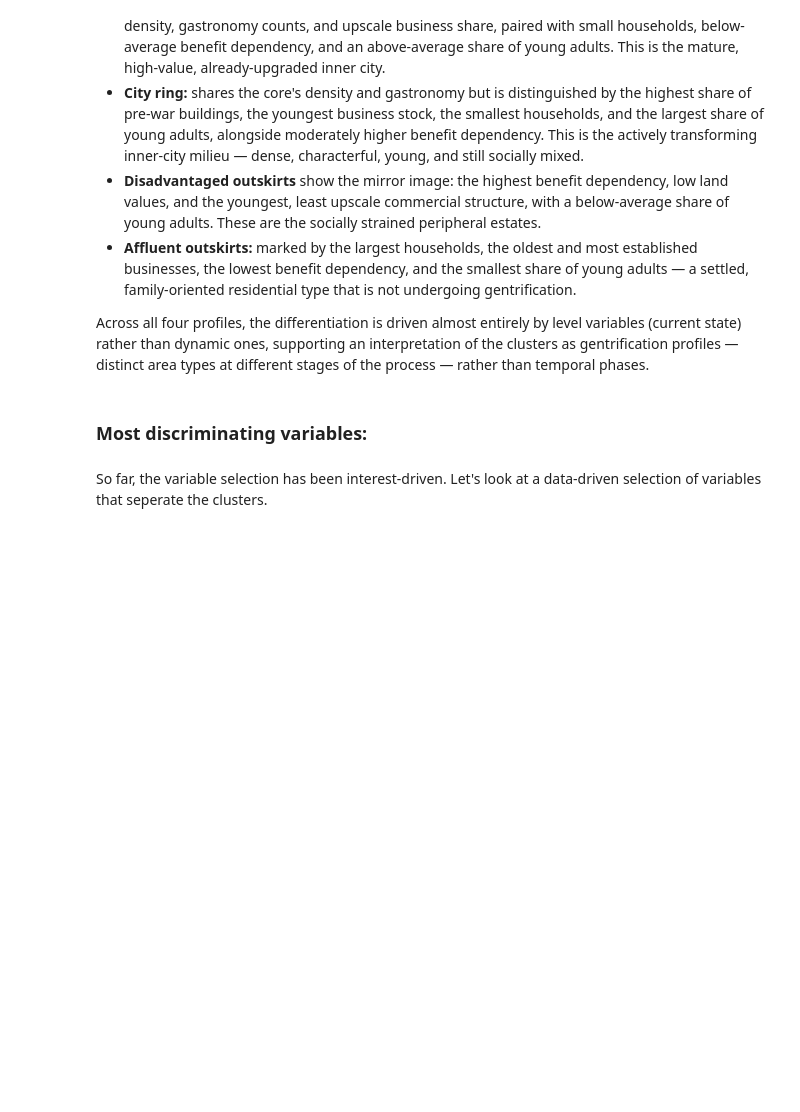
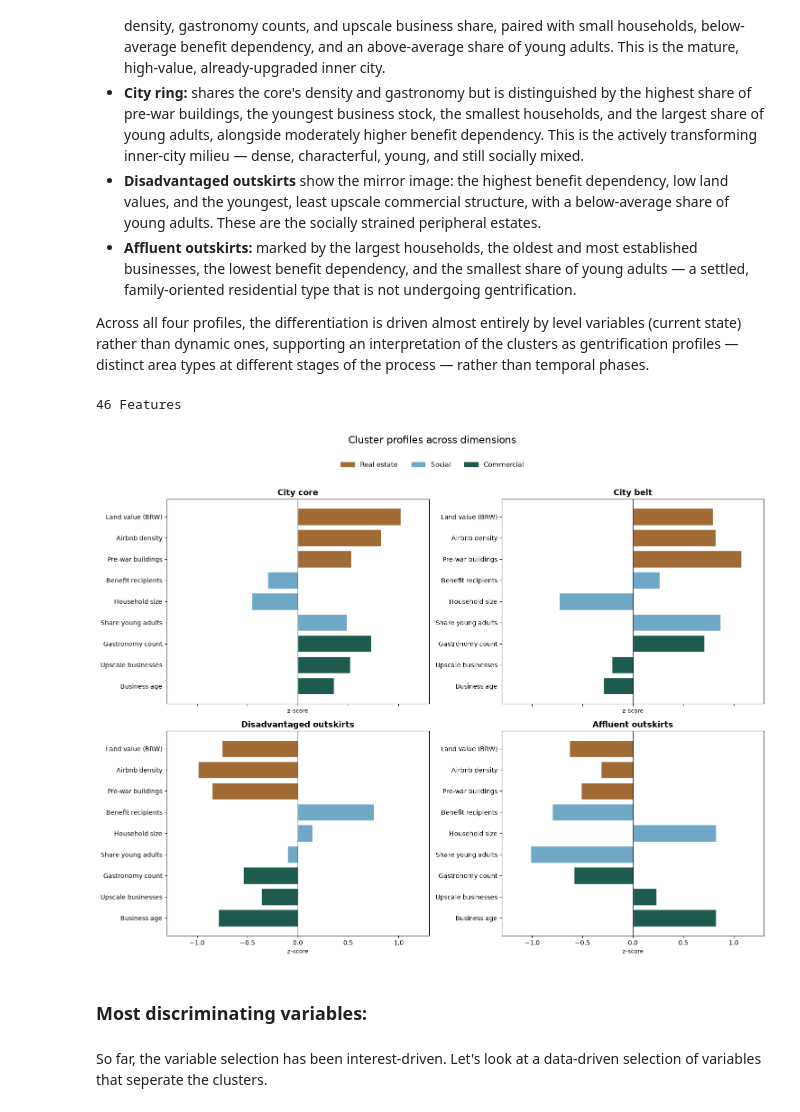
Before and after one commit to mshlg/capstone-kiezkeeper, a Jupyter notebook: notebooks/Module1_clustering/module_1_explore-clusters.ipynb, the cells around one changed output. Drawn from its saved outputs; the diff is of its cells as text; code cells hidden in the pictures; blank space fills up the shorter version.

```diff
--- a/notebooks/Module1_clustering/module_1_explore-clusters.ipynb
+++ b/notebooks/Module1_clustering/module_1_explore-clusters.ipynb
@@ -269,6 +202,74 @@ The four profiles reveal a clear gentrification gradient by state:
 - **Affluent outskirts:** marked by the largest households, the oldest and most established businesses, the lowest benefit dependency, and the smallest share of young adults — a settled, family-oriented residential type that is not undergoing gentrification.
 
 Across all four profiles, the differentiation is driven almost entirely by level variables (current state) rather than dynamic ones, supporting an interpretation of the clusters as gentrification profiles — distinct area types at different stages of the process — rather than temporal phases.
+# %%
+from matplotlib.patches import Patch
+#prepare data
+id_cols = ["plr_id", "plr_name", "bez"]
+non_features = id_cols + ["cluster_3k", "cluster_4k", "ms_portion", "ms_over50", "plr_id_str"]
+feat_cols = [c for c in df.columns if c not in non_features]
+print(len(feat_cols), "Features")
+
+X = df[feat_cols]
+
+X_scaled = pd.DataFrame(
+    PowerTransformer("yeo-johnson", standardize=True).fit_transform(X),
+    columns=feat_cols, index=X.index,
+)
+
+
+Xs = X_scaled.copy()
+Xs["cluster_4k"] = df["cluster_4k"].values
+
+
+chosen = ["re_brw_niveau", "re_dichte_all", "re_altbau_share", #land value, airbnb density, old building share
+          "soc_transfer_benefit_share_2024", "soc_average_household_size_2024", "soc_young_to_middle_adult_share_2025", #transfer benefits, average household size,
+          "com_n_gastro", "com_upscale_share_level_2026", "com_median_age_level_2026"] #gastro establishments, upscale gastro, median age of businesses
+
+axis_labels = {
+    "re_brw_niveau": "Land value (BRW)",
+    "re_dichte_all": "Airbnb density",
+    "re_altbau_share": "Pre-war buildings",
+    "soc_transfer_benefit_share_2024": "Benefit recipients",
+    "soc_average_household_size_2024": "Household size",
+    "soc_young_to_middle_adult_share_2025": "Share young adults",
+    "com_n_gastro": "Gastronomy count",
+    "com_upscale_share_level_2026": "Upscale businesses",
+    "com_median_age_level_2026": "Business age",
+}
+
+# re_ = Gold, soc_ = Blau, com_ = Grün
+dim_color = {"re_": "#A06B34", "soc_": "#6FA8C7", "com_": "#1D5B4E"}
+bar_colors = [next(dim_color[p] for p in dim_color if v.startswith(p)) for v in chosen]
+
+z = Xs.groupby("cluster_4k")[chosen].mean()
+
+labels = {1: "City core", 3: "City belt",
+          2: "Disadvantaged outskirts", 0: "Affluent outskirts"}
+order = [1, 3, 2, 0]
+
+fig, axes = plt.subplots(2, 2, figsize=(15, 11), sharex=True)
+ypos = np.arange(len(chosen))
+for ax, c in zip(axes.flat, order):
+    ax.barh(ypos, z.loc[c, chosen].values, color=bar_colors, edgecolor="white")
+    ax.axvline(0, color="black", linewidth=0.8)
+    ax.set_yticks(ypos); ax.set_yticklabels([axis_labels[v] for v in chosen], fontsize=10)
+    ax.invert_yaxis()
+    ax.set_title(labels[c], fontsize=13, fontweight="bold")
+    ax.set_xlabel("z-score", fontsize=9); ax.set_xlim(-1.3, 1.3)
+
+handles = [Patch(color="#A06B34", label="Real estate"),
+           Patch(color="#6FA8C7", label="Social"),
+           Patch(color="#1D5B4E", label="Commercial")]
+fig.legend(handles=handles, loc="upper center", ncol=3, fontsize=11,
+           bbox_to_anchor=(0.5, 1.02), frameon=False)
+fig.suptitle("Cluster profiles across dimensions", fontsize=16, y=1.06)
+plt.tight_layout()
+fig.savefig("../../plots/gentrification_profiles/cluster_profiles.png", dpi=300, bbox_inches="tight")
+plt.show()
+# %% [output]
+46 Features
+[figure, added]
 # %% [markdown]
 ### Most discriminating variables:
 # %% [markdown]
```
Also changed, not shown: parts of 11 cells of this notebook.
